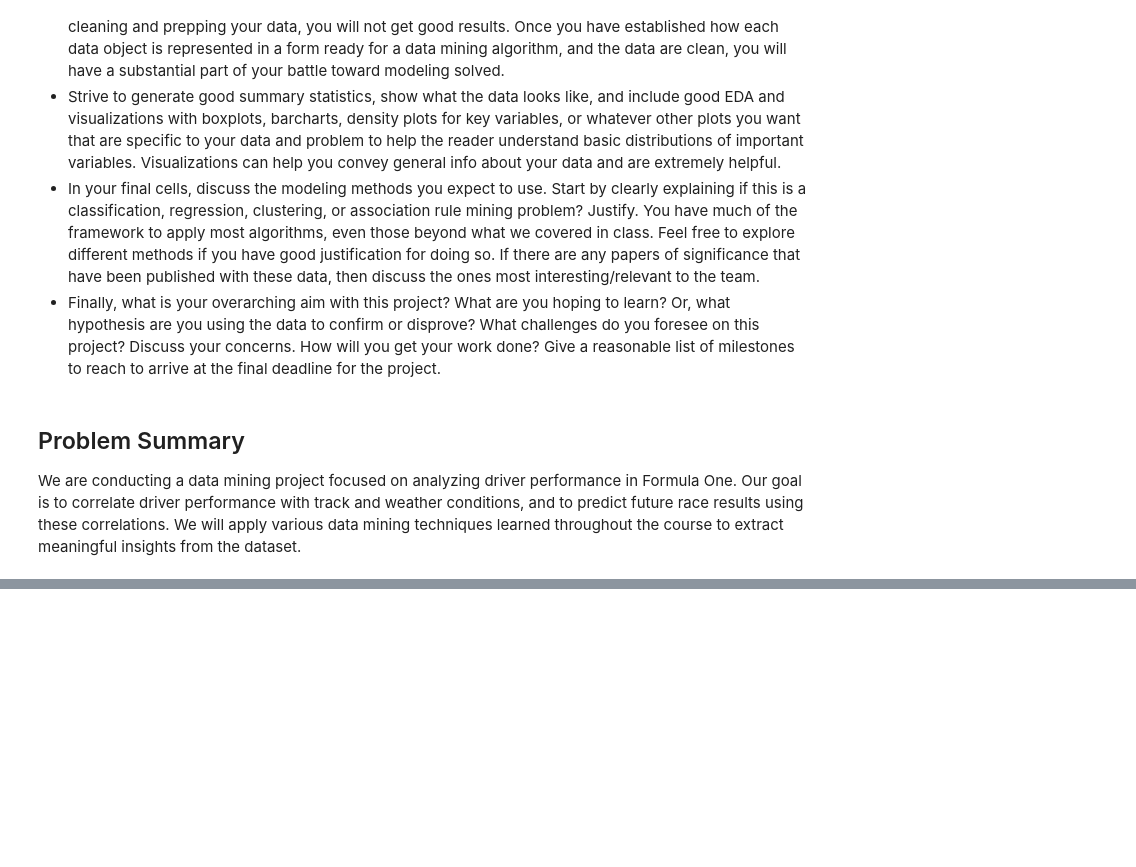
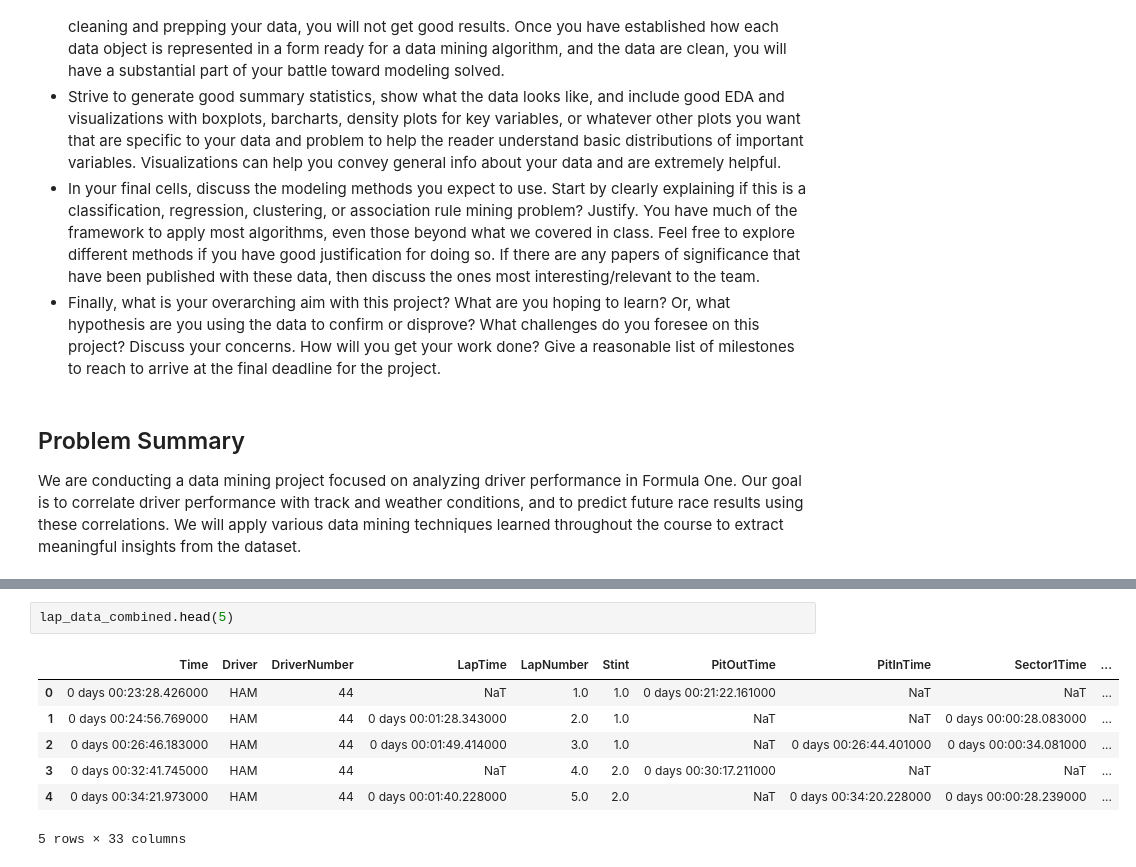
Before and after one commit to soconnor0919/f1-race-prediction, a Jupyter notebook: project/DataPrep_EDA.ipynb, the cells around one changed output, grey strips where cells are left out. Drawn from its saved outputs; the diff is of its cells as text; blank space fills up the shorter version.

```diff
--- a/project/DataPrep_EDA.ipynb
+++ b/project/DataPrep_EDA.ipynb
@@ -64,0 +165,10 @@ core           INFO     Finished loading data for 20 drivers: ['16', '44', '77',
+# %%
+lap_data_combined.head(5)
+# %% [output]
+|  | Time | Driver | DriverNumber | LapTime | LapNumber | Stint | PitOutTime | PitInTime | Sector1Time | ... |
+| 0 | 0 days 00:23:28.426000 | HAM | 44 | NaT | 1.0 | 1.0 | 0 days 00:21:22.161000 | NaT | NaT | ... |
+| 1 | 0 days 00:24:56.769000 | HAM | 44 | 0 days 00:01:28.343000 | 2.0 | 1.0 | NaT | NaT | 0 days 00:00:28.083000 | ... |
+| 2 | 0 days 00:26:46.183000 | HAM | 44 | 0 days 00:01:49.414000 | 3.0 | 1.0 | NaT | 0 days 00:26:44.401000 | 0 days 00:00:34.081000 | ... |
+| 3 | 0 days 00:32:41.745000 | HAM | 44 | NaT | 4.0 | 2.0 | 0 days 00:30:17.211000 | NaT | NaT | ... |
+| 4 | 0 days 00:34:21.973000 | HAM | 44 | 0 days 00:01:40.228000 | 5.0 | 2.0 | NaT | 0 days 00:34:20.228000 | 0 days 00:00:28.239000 | ... |
+5 rows × 33 columns
```
Also changed, not shown: parts of 9 cells of this notebook.
